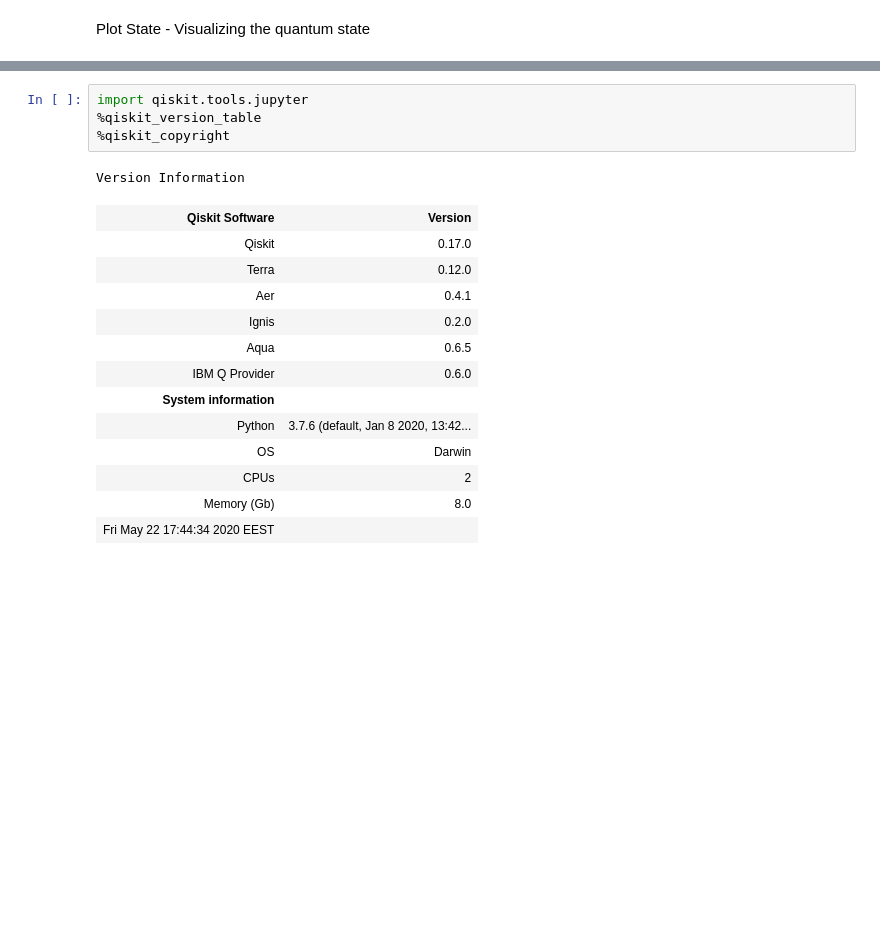
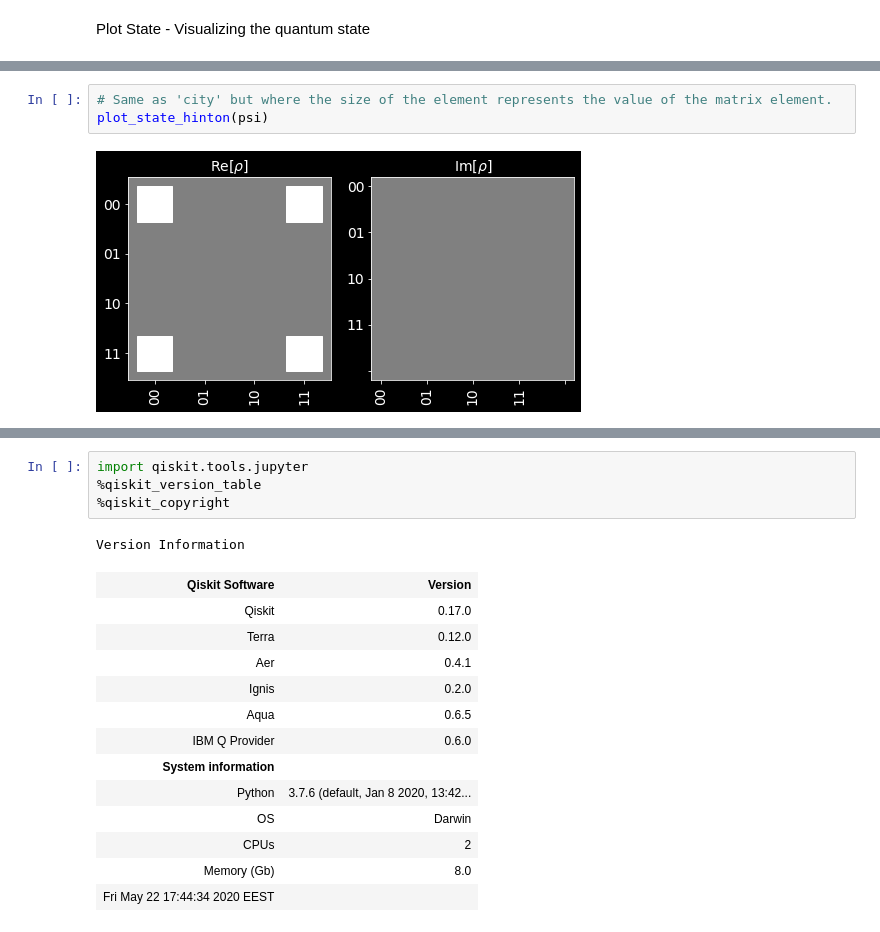
Before and after one commit to konkalaitzidis/Quantum-Computing-Programming, a Jupyter notebook: Qiskit/Plot Visualizations in Qiskit.ipynb, the cells around one changed output, grey strips where cells are left out. Saved outputs shown, nothing was run; the diff lists cells and outputs as text; blank space fills up the shorter version.

```diff
--- a/Qiskit/Plot Visualizations in Qiskit.ipynb
+++ b/Qiskit/Plot Visualizations in Qiskit.ipynb
@@ -157,0 +172,5 @@ Plot State -  Visualizing the quantum state
+# %%
+# Same as 'city' but where the size of the element represents the value of the matrix element.
+plot_state_hinton(psi)
+# %% [output]
+[figure, added]
```
Also changed, not shown: parts of 20 cells of this notebook.
